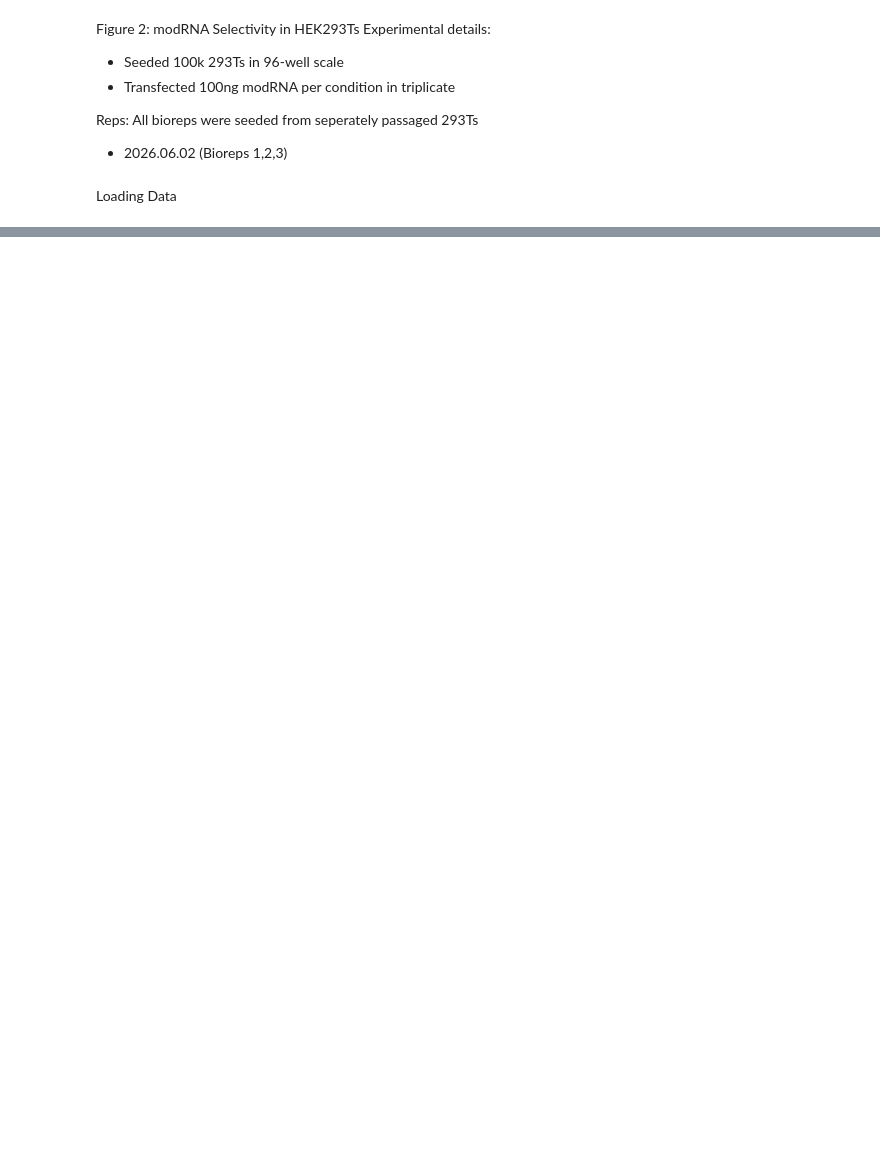
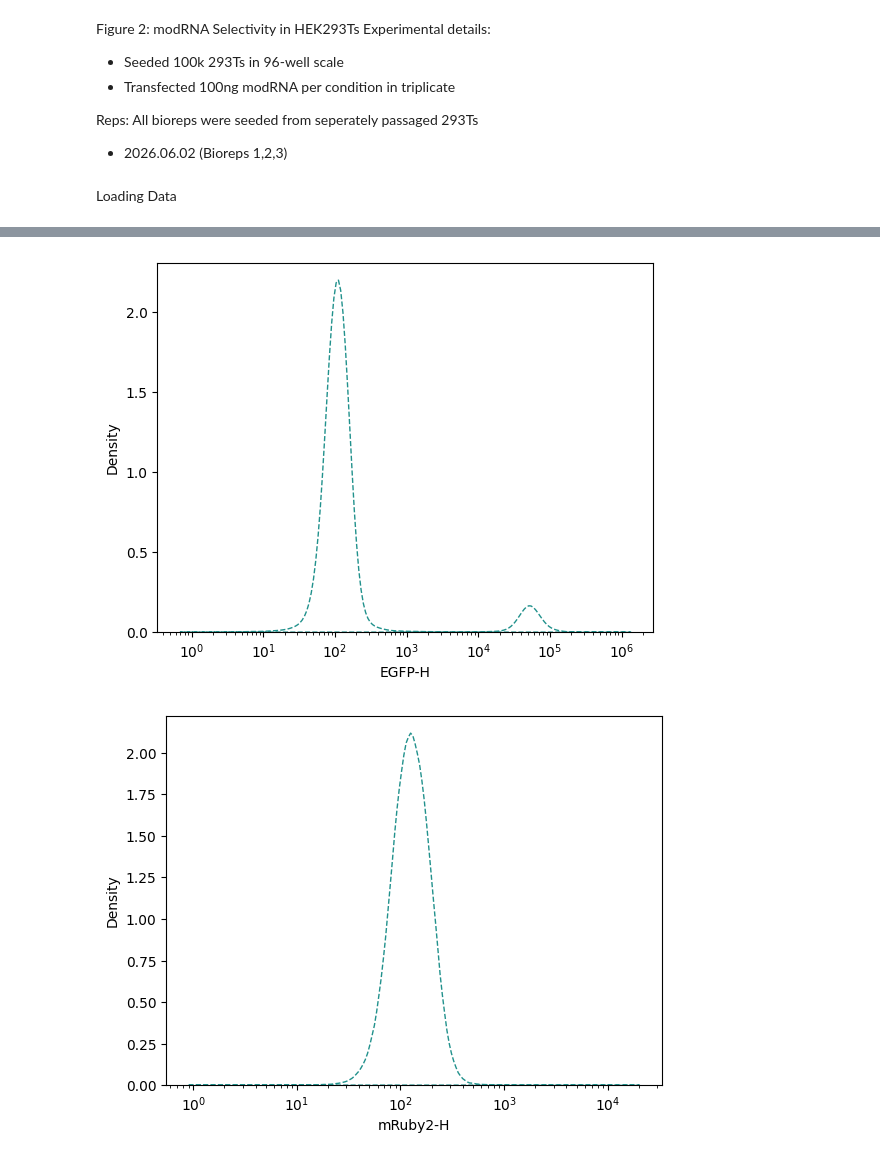
Before and after one commit to GallowayLabMIT/dasit_manuscript, a Jupyter notebook: Figure_2/Figure_2_fluorescent_selectivity_modRNA.ipynb, the cells around one changed output, grey strips where cells are left out. Cells and saved outputs as stored; diff of their text form; code cells hidden in the pictures; blank space fills up the shorter version.

```diff
--- a/Figure_2/Figure_2_fluorescent_selectivity_modRNA.ipynb
+++ b/Figure_2/Figure_2_fluorescent_selectivity_modRNA.ipynb
@@ -18,7 +23,7 @@ import seaborn as sns
 Loading Data
 # %%
 #Setting paths to flow data and metadata
-base_path = rd.datadir/'attune'/'Derin'
+base_path = rd.datadir/'data'/'attune'/'Derin'
 data_path = base_path/'2026.6.03_293T_DASIT_modRNA_mR2-irfp2_selectivity'/'CSV'
 yaml_path = data_path/'wells_metadata.yaml'
-output = rd.rootdir/'output'
+output = rd.rootdir/'output'/'Figure_2C_modRNA'
@@ -27,9 +30,9 @@ NoDatadirError: No datadir.txt file found in working directory c:\Users\Grad2024
 # %%
 data = pd.DataFrame()
-channel_list = ['mRuby2-A', 'iRFP670-A', 'mGL-A', 'TagBFP-A']
+channel_list = ['mRuby2-H', 'iRFP670-H', 'mGL-H', 'TagBFP-H','FSC-A']
 
 
-cache_path = rd.rootdir/'output'/'data.gzip'
+cache_path = rd.rootdir/'output'/'Figure_2C_modRNA'/'data.gzip'
 
 if cache_path.exists():
     data = pd.read_parquet(rd.outfile(cache_path))
@@ -38,6 +41,6 @@ else:
     data.to_parquet(rd.outfile(cache_path))
 
 #Changing the mGL channel name to EGFP for clarity in the analysis
-data =data.rename(columns={'mGL-A': 'EGFP-A'})
-channel_list = ['mRuby2-A', 'iRFP670-A', 'EGFP-A', 'TagBFP-A']
+data =data.rename(columns={'mGL-H': 'EGFP-H'})
+
 display(data)
@@ -43,0 +61,9 @@ display(data)
+# %%
+parameters = np.array(['EGFP-H', 'mRuby2-H', 'iRFP670-H'])
+for param in parameters:
+    untransfected = data[(data['condition'] == 'UT') & (data[param] > 0 )]
+    g = plt.figure()
+    sns.kdeplot(untransfected, x=param,hue='condition',log_scale=True,legend=False,fill=True,common_norm=False,palette='viridis', alpha = 0, linestyle = '--')
+# %% [output]
+[figure, added]
+[figure, added]
```
Also changed, not shown: parts of 9 cells of this notebook, 4 other files.
